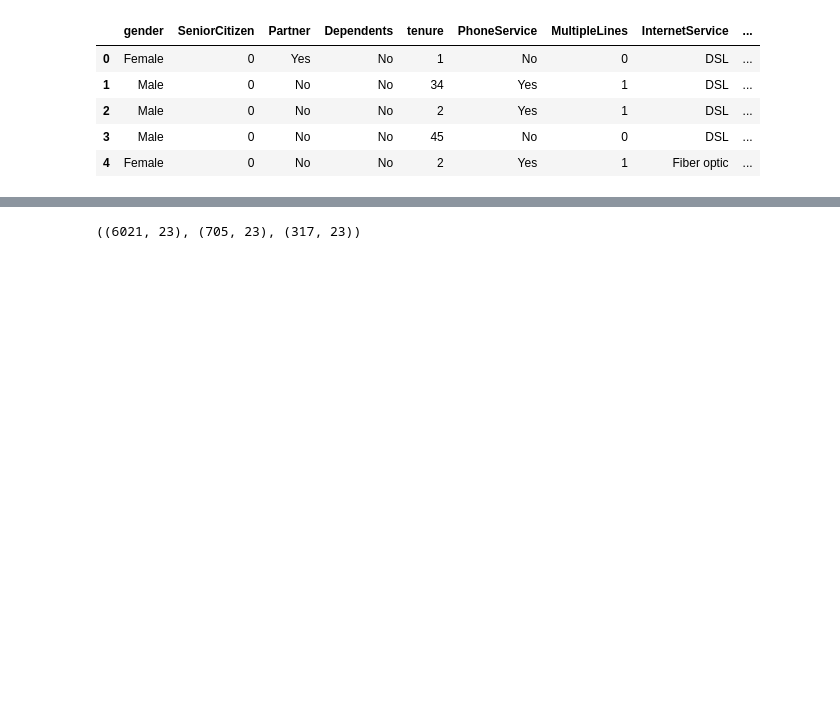
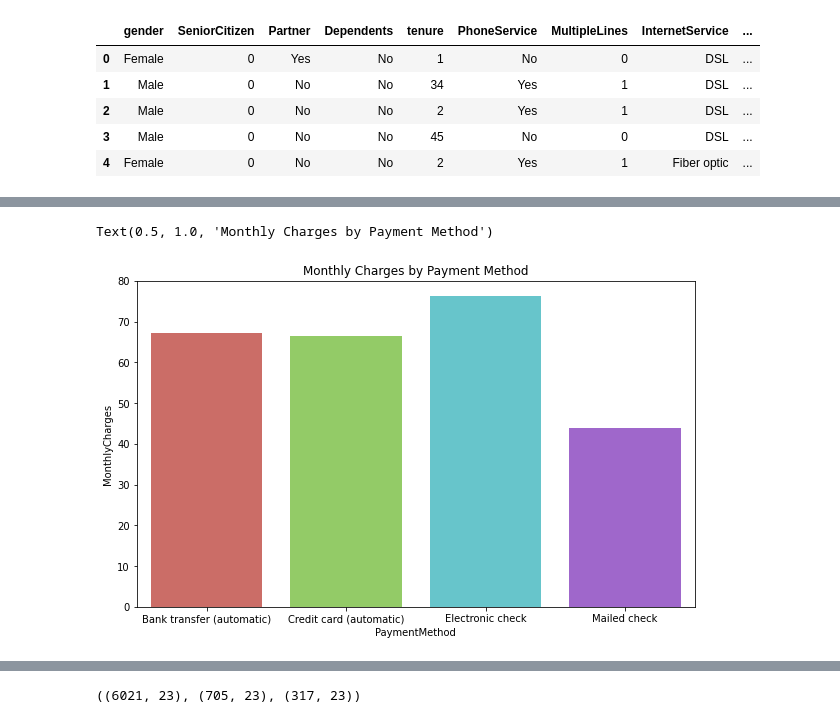
Before and after one commit to threegenie/churn_project, a Jupyter notebook: telco_customer_churn.ipynb, the cells around one changed output, grey strips where cells are left out. Cells and saved outputs as stored; diff of their text form; code cells hidden in the pictures; blank space fills up the shorter version.

```diff
--- a/telco_customer_churn.ipynb
+++ b/telco_customer_churn.ipynb
@@ -126,0 +151,3 @@ df.head()
+# %%
+monthly_charges_by_pay_method = df.groupby(['PaymentMethod']).mean()[['MonthlyCharges']].reset_index()
+monthly_charges_by_pay_method.head()
@@ -126,0 +160,7 @@ df.head()
+# %%
+plt.figure(figsize = (10, 6))
+sns.barplot(x='PaymentMethod',y='MonthlyCharges',data=monthly_charges_by_pay_method, palette='hls')
+plt.title('Monthly Charges by Payment Method')
+# %% [output]
+Text(0.5, 1.0, 'Monthly Charges by Payment Method')
+[figure, added]
```
Also changed, not shown: parts of 50 cells of this notebook.
